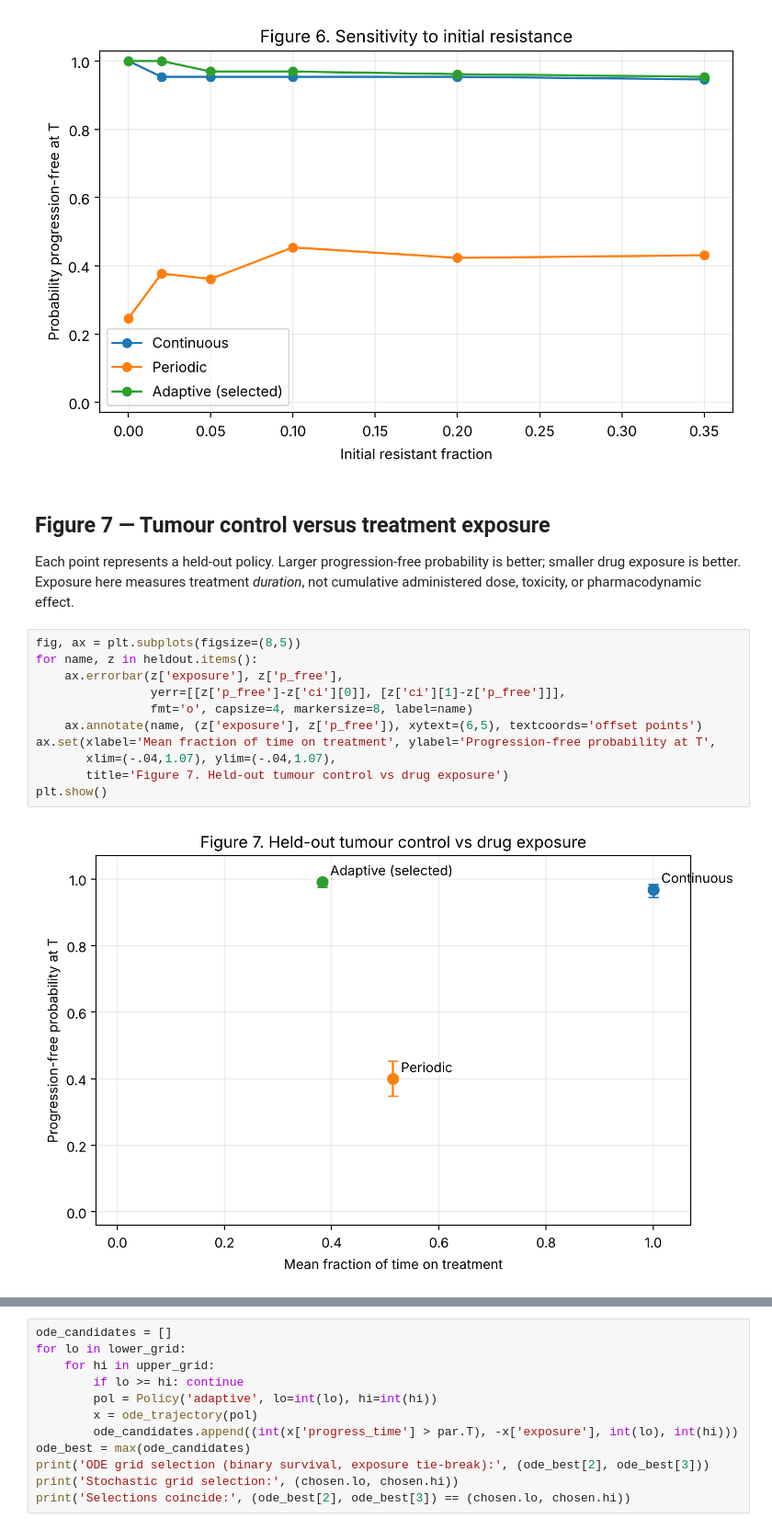
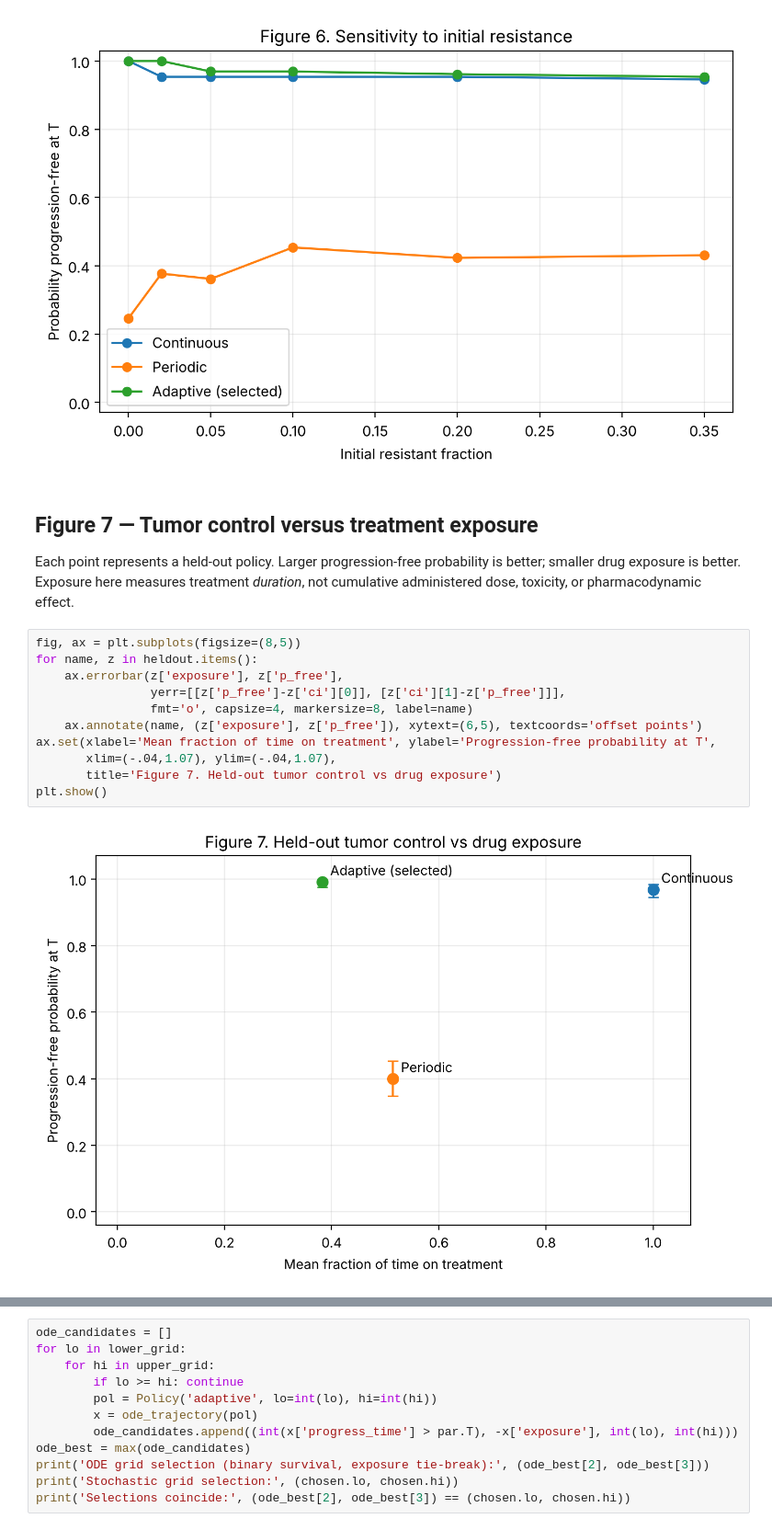
Before and after one commit to Inesvvv/Adaptive_Cancer_Therapy_Stochastic, a Jupyter notebook: Adaptive_Cancer_Therapy_Stochastic.ipynb, the cells around one changed output, grey strips where cells are left out. Shown at 92% size. Cells and saved outputs as stored; diff of their text form.

```diff
--- a/Adaptive_Cancer_Therapy_Stochastic.ipynb
+++ b/Adaptive_Cancer_Therapy_Stochastic.ipynb
@@ -375,19 +375,19 @@ ax.legend(); plt.show()
 # %% [output]
 [figure]
 # %% [markdown]
-## Figure 7 — Tumour control versus treatment exposure
+## Figure 7 — Tumor control versus treatment exposure
 Each point represents a held-out policy. Larger progression-free probability is better; smaller drug exposure is better. Exposure here measures treatment *duration*, not cumulative administered dose, toxicity, or pharmacodynamic effect.
 # %%
 fig, ax = plt.subplots(figsize=(8,5))
 for name, z in heldout.items():
     ax.errorbar(z['exposure'], z['p_free'],
                 yerr=[[z['p_free']-z['ci'][0]], [z['ci'][1]-z['p_free']]],
                 fmt='o', capsize=4, markersize=8, label=name)
     ax.annotate(name, (z['exposure'], z['p_free']), xytext=(6,5), textcoords='offset points')
 ax.set(xlabel='Mean fraction of time on treatment', ylabel='Progression-free probability at T',
        xlim=(-.04,1.07), ylim=(-.04,1.07),
-       title='Figure 7. Held-out tumour control vs drug exposure')
+       title='Figure 7. Held-out tumor control vs drug exposure')
 plt.show()
 # %% [output]
-[figure, old version]
+[figure, new version]
 # %% [markdown]
```
Also changed, not shown: parts of 9 cells of this notebook.
